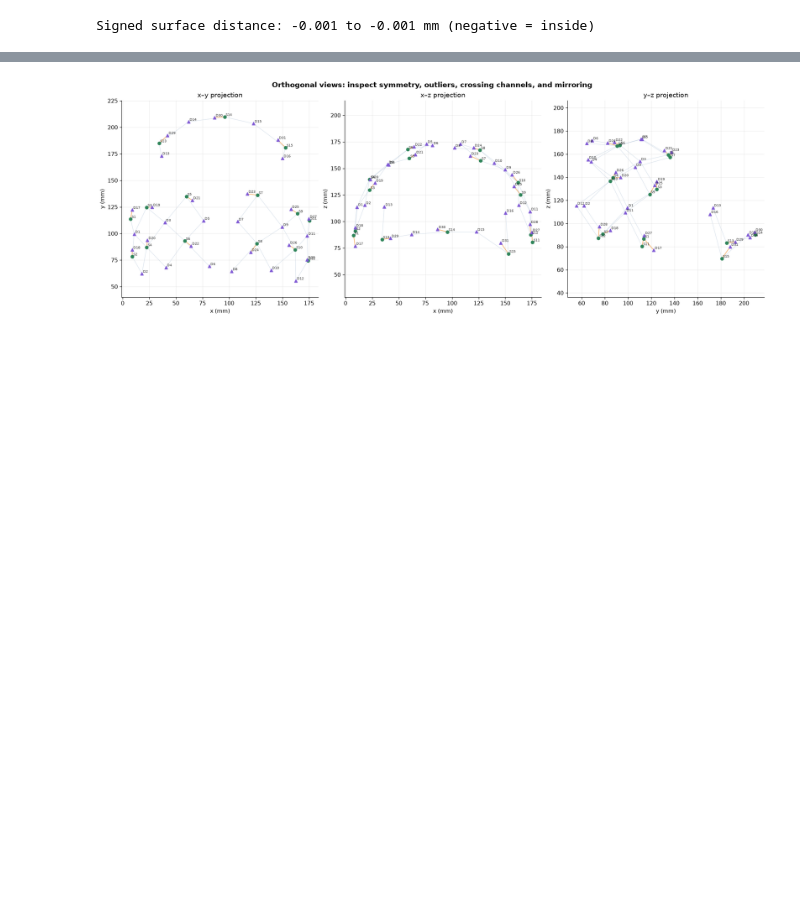
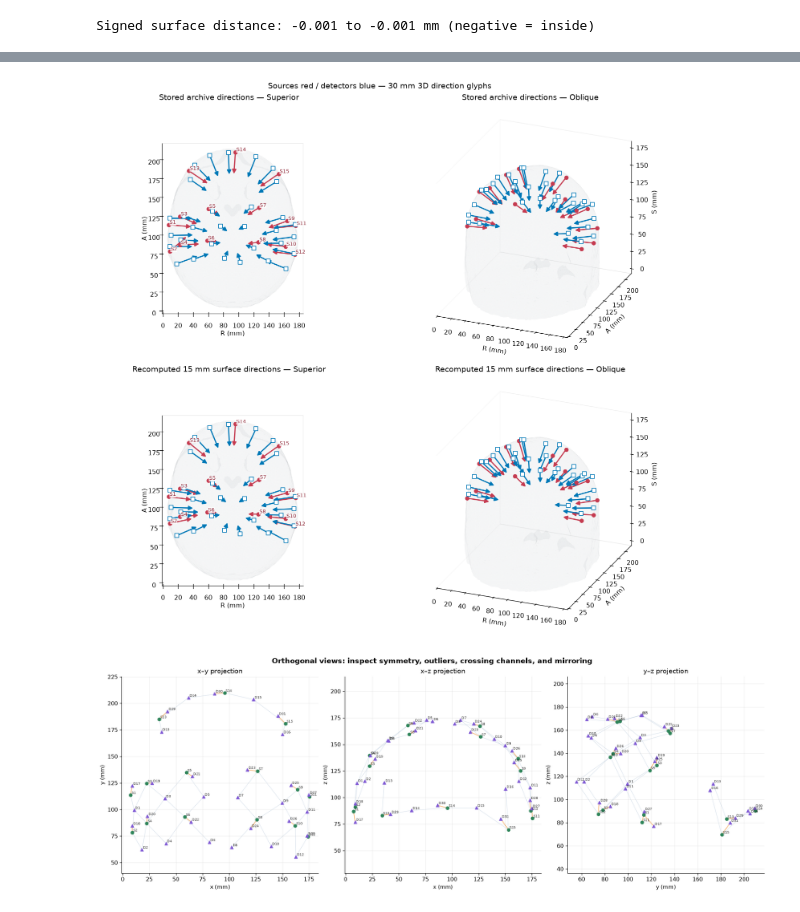
Before and after one commit to fnirs-simbox/mmc-nirs, a Jupyter notebook: notebooks/probe_registration_placement_analysis.ipynb, the cells around one changed output, grey strips where cells are left out. Drawn from its saved outputs; the diff is of its cells as text; code cells hidden in the pictures; blank space fills up the shorter version.

```diff
--- a/notebooks/probe_registration_placement_analysis.ipynb
+++ b/notebooks/probe_registration_placement_analysis.ipynb
@@ -613,3 +848,48 @@ plt.show()
+# %%
+# Transparent head, no channel links: directly compare stored and selected-radius directions.
+from mpl_toolkits.mplot3d.art3d import Poly3DCollection
+view_rows=[("Stored archive directions",all_directions)]
+if direction_reference_vectors is not None:
+    view_rows.append((f"Recomputed {direction_radius_mm:g} mm surface directions",direction_reference_vectors))
+fig=plt.figure(figsize=(13,6*len(view_rows)),layout="constrained")
+plot_positions=all_positions
+bounds=np.vstack([all_positions,all_positions+DIRECTION_ARROW_LENGTH_MM*all_directions])
+if direction_surface is not None:
+    bounds=np.vstack([bounds,np.asarray(direction_surface.vertices)])
+lower,upper=bounds.min(0)-7,bounds.max(0)+7
+for row,(description,vectors) in enumerate(view_rows):
+    for col,(camera,elev,azim) in enumerate([("Superior",90,-90),("Oblique",24,-68)]):
+        ax=fig.add_subplot(len(view_rows),2,row*2+col+1,projection="3d",computed_zorder=False)
+        if direction_surface is not None:
+            ax.add_collection3d(Poly3DCollection(
+                np.asarray(direction_surface.vertices)[direction_surface.faces],
+                facecolors="#ccd1d5",edgecolors="none",alpha=.09,rasterized=True,zorder=0))
+        for start,end,kind,color,marker in [(0,source_count,"Source","#c53b50","o"),
+                                            (source_count,len(all_positions),"Detector","#0077b6","s")]:
+            points=plot_positions[start:end]
+            for point,vector in zip(points,vectors[start:end],strict=True):
+                norm=np.linalg.norm(vector)
+                if np.isfinite(norm) and norm>0:
+                    ax.add_artist(PlacementDirectionArrow3D(point,point+DIRECTION_ARROW_LENGTH_MM*vector/norm,
+                        arrowstyle="-|>",mutation_scale=13,shrinkA=0,shrinkB=0,color=color,lw=1.8,zorder=8))
+            ax.scatter(*points.T,s=32,marker=marker,edgecolors=color,
+                       facecolors=color if kind=="Source" else "white",depthshade=False,zorder=10)
+        if camera=="Superior":
+            for i,point in enumerate(source_positions):
+                ax.text(*(point+1.2),f"S{i+1}",fontsize=8,color="#8b2030",zorder=20,
+                        bbox=dict(facecolor="white",edgecolor="none",alpha=.8,pad=.3))
+        ax.set(xlim=(lower[0],upper[0]),ylim=(lower[1],upper[1]),zlim=(lower[2],upper[2]),
+               xlabel="R (mm)",ylabel="A (mm)",zlabel="S (mm)",title=description+" — "+camera)
+        ax.set_box_aspect(upper-lower);ax.set_proj_type("ortho");ax.view_init(elev=elev,azim=azim)
+        ax.grid(False)
+        for axis in (ax.xaxis,ax.yaxis,ax.zaxis):
+            axis.pane.fill=False
+        if camera=="Superior":
+            ax.set_zticks([]);ax.set_zlabel("");ax.zaxis.line.set_color("none")
+fig.suptitle(f"Sources red / detectors blue — {DIRECTION_ARROW_LENGTH_MM:g} mm 3D direction glyphs")
+plt.show();plt.close(fig)
+# %% [output]
+[figure, added]
 # %%
 projection_specs = [
     (0, 1, "x", "y"),
```
Also changed, not shown: parts of 8 cells of this notebook, 15 other files.
